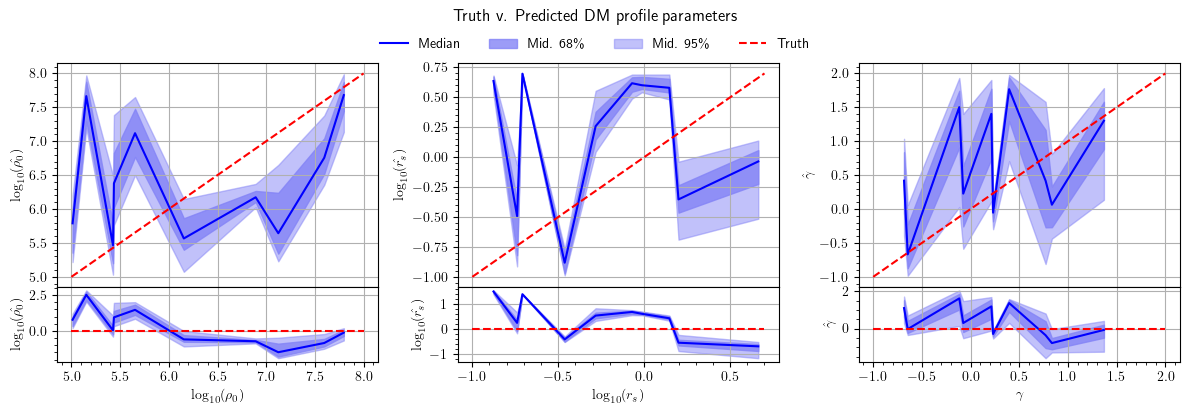
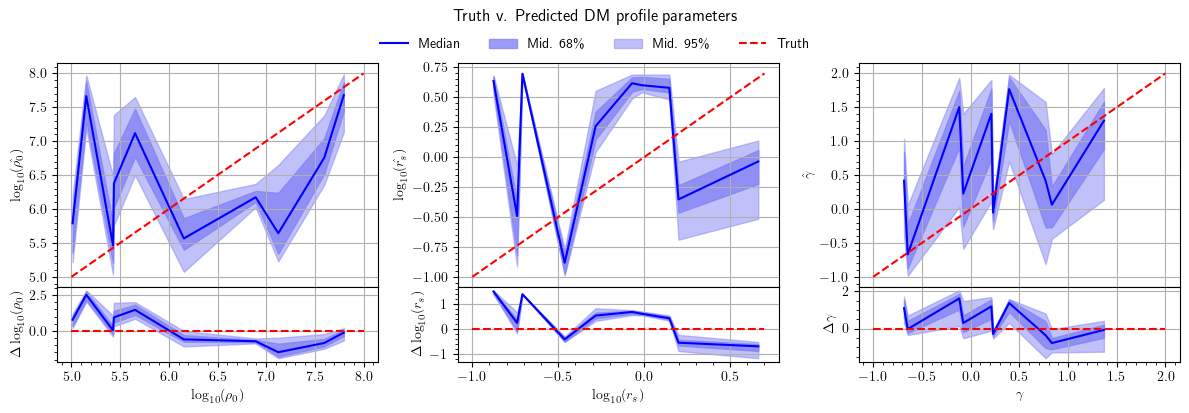
Code edit (unified diff) that turned the first committed figure into the second:
--- before
+++ after
@@ -69,5 +69,5 @@
 
     ax.set_xlabel(x_titles[i])
-    ax.set_ylabel(y_titles[i])
+    ax.set_ylabel(bottom_y_titles[i])
     
     ax.minorticks_on()

Commit: fixed typo